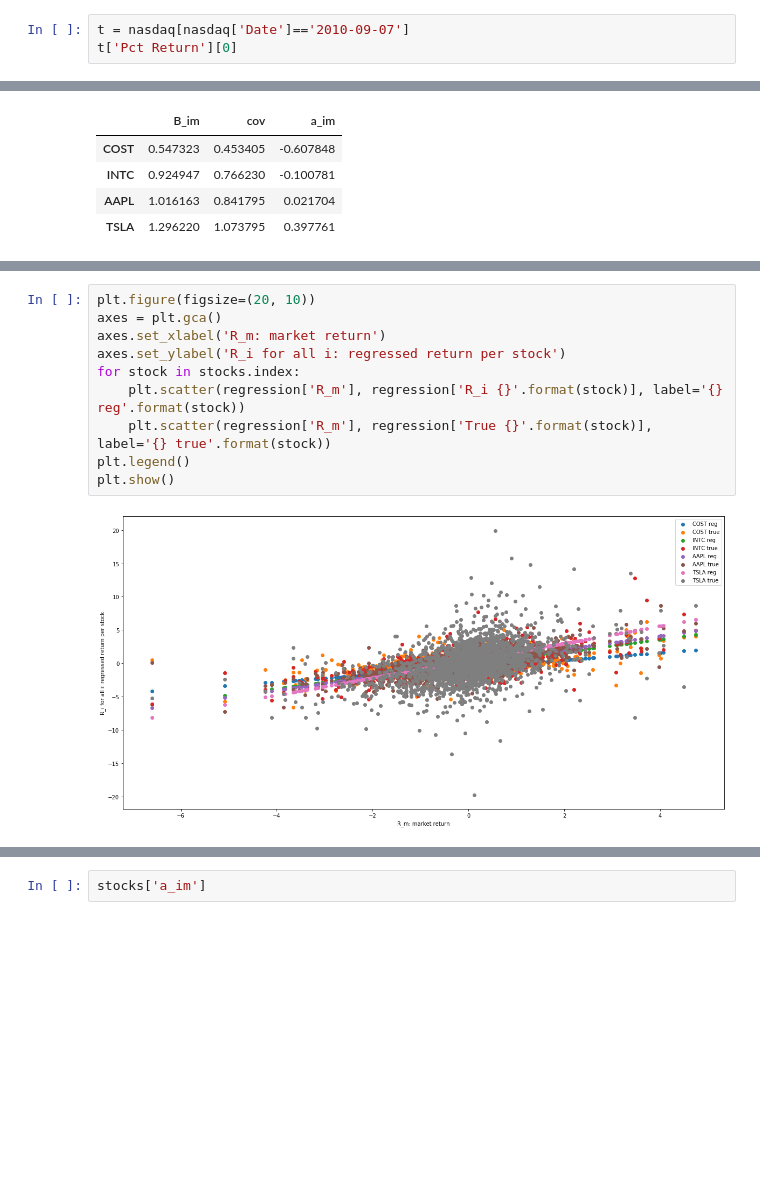
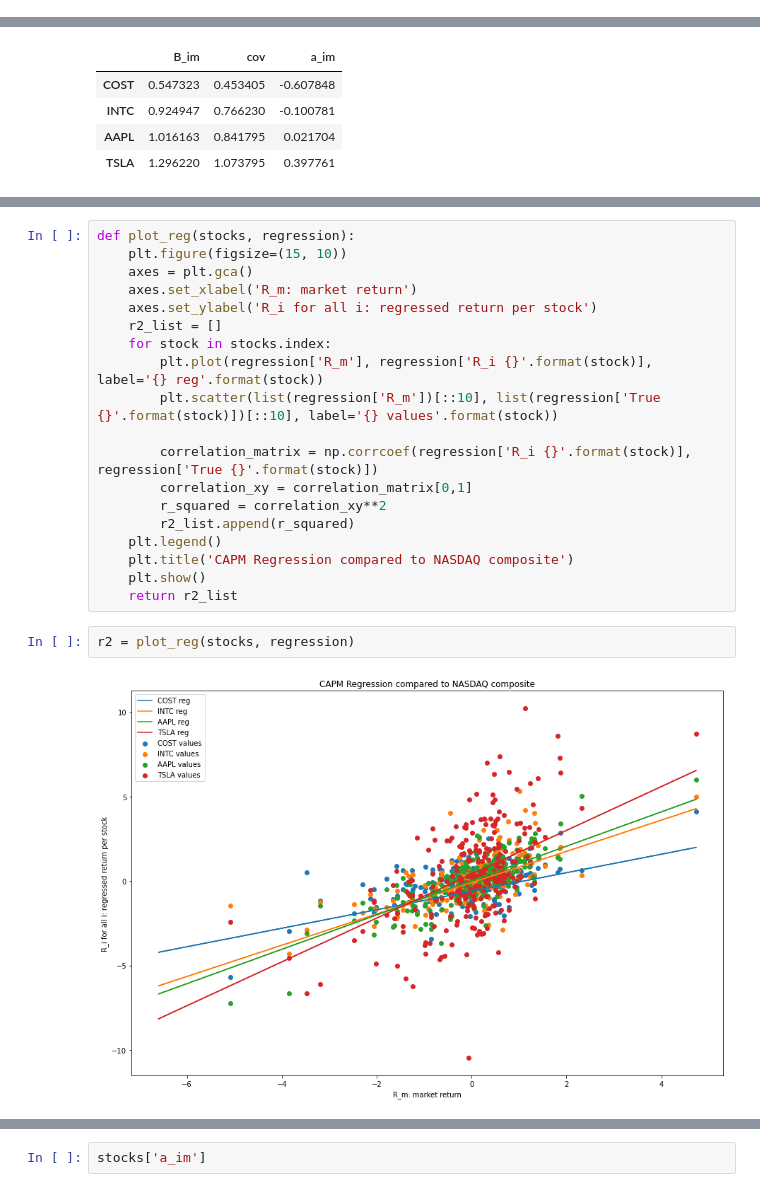
Before and after one commit to mirwong/finmetrics, a Jupyter notebook: linearity_tests/Linearity_Test_v1.ipynb, the cells around one changed output, grey strips where cells are left out. Cells and saved outputs as stored; diff of their text form; blank space fills up the shorter version.

Commit message:
linearity test graphs and r^2

```diff
--- a/linearity_tests/Linearity_Test_v1.ipynb
+++ b/linearity_tests/Linearity_Test_v1.ipynb
@@ -36,6 +32,3 @@ nasdaq.head()
 | 2 | 2010-09-09 | 2251.090088 | 2251.979980 | 2229.800049 | 2236.199951 | 2236.199951 | 1706650000 | -14.890137 | -0.661463 |
 | 3 | 2010-09-10 | 2239.080078 | 2246.600098 | 2229.120117 | 2242.479980 | 2242.479980 | 1692470000 | 3.399902 | 0.151844 |
 | 4 | 2010-09-13 | 2263.800049 | 2289.489990 | 2263.689941 | 2285.709961 | 2285.709961 | 1937630000 | 21.909912 | 0.967838 |
-# %%
-t = nasdaq[nasdaq['Date']=='2010-09-07']
-t['Pct Return'][0]
@@ -195,12 +178,23 @@ regression
 # %%
-plt.figure(figsize=(20, 10))
-axes = plt.gca()
-axes.set_xlabel('R_m: market return')
-axes.set_ylabel('R_i for all i: regressed return per stock')
-for stock in stocks.index:
-    plt.scatter(regression['R_m'], regression['R_i {}'.format(stock)], label='{} reg'.format(stock))
-    plt.scatter(regression['R_m'], regression['True {}'.format(stock)], label='{} true'.format(stock))
-plt.legend()
-plt.show()
+def plot_reg(stocks, regression):
+    plt.figure(figsize=(15, 10))
+    axes = plt.gca()
+    axes.set_xlabel('R_m: market return')
+    axes.set_ylabel('R_i for all i: regressed return per stock')
+    r2_list = []
+    for stock in stocks.index:
+        plt.plot(regression['R_m'], regression['R_i {}'.format(stock)], label='{} reg'.format(stock))
+        plt.scatter(list(regression['R_m'])[::10], list(regression['True {}'.format(stock)])[::10], label='{} values'.format(stock))
+
+        correlation_matrix = np.corrcoef(regression['R_i {}'.format(stock)], regression['True {}'.format(stock)])
+        correlation_xy = correlation_matrix[0,1]
+        r_squared = correlation_xy**2
+        r2_list.append(r_squared)
+    plt.legend()
+    plt.title('CAPM Regression compared to NASDAQ composite')
+    plt.show()
+    return r2_list
-# %% [output]
-[figure, removed]
+# %%
+r2 = plot_reg(stocks, regression)
+# %% [output]
+[figure, added]
```
Also changed, not shown: parts of 11 cells of this notebook.
